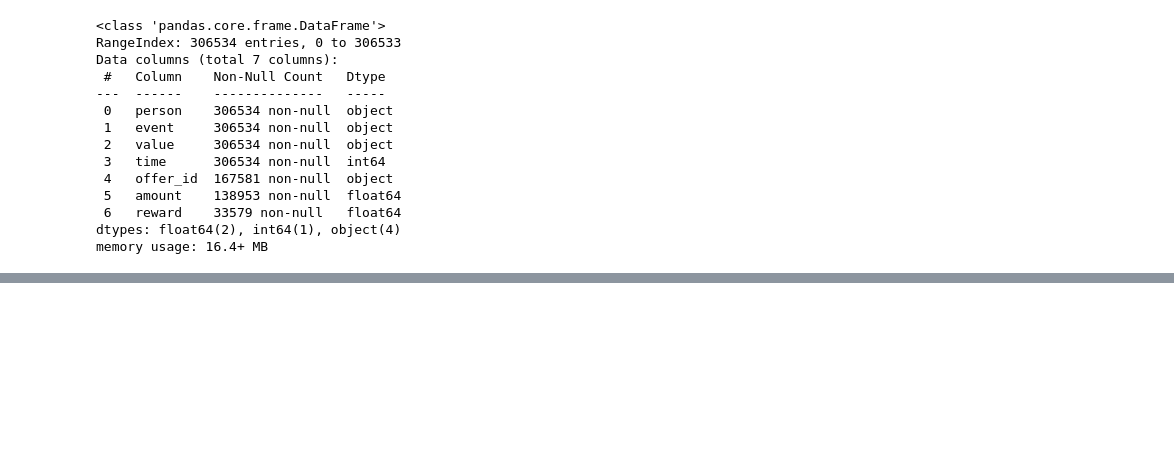
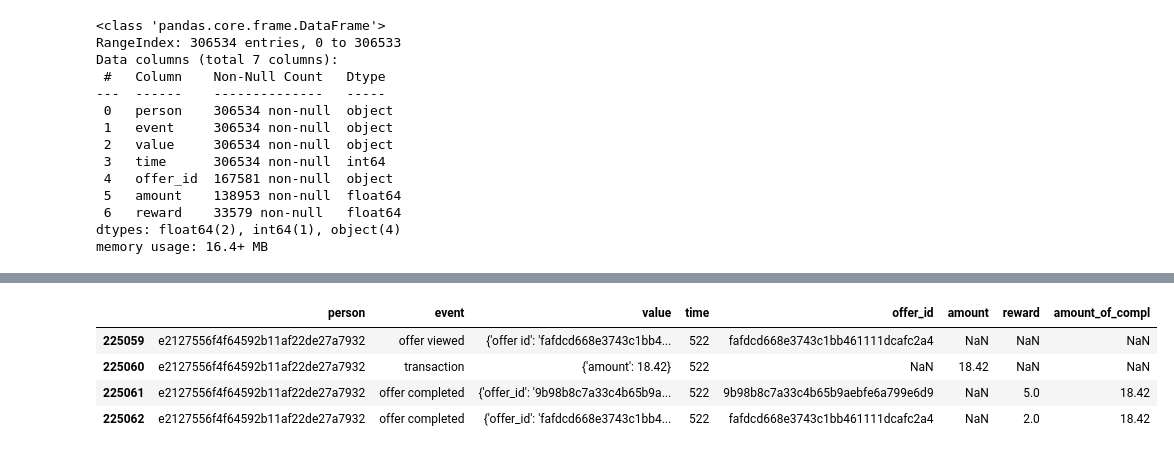
Before and after one commit to Oliver-Balb/Starbucks, a Jupyter notebook: Starbucks_Capstone_notebook.ipynb, the cells around one changed output, grey strips where cells are left out. Saved outputs shown, nothing was run; the diff lists cells and outputs as text; code cells hidden in the pictures; blank space fills up the shorter version.

```diff
--- a/Starbucks_Capstone_notebook.ipynb
+++ b/Starbucks_Capstone_notebook.ipynb
@@ -385,0 +390,8 @@ memory usage: 16.4+ MB
+# %%
+transcript_norm_test[(transcript_norm_test['person'] == 'e2127556f4f64592b11af22de27a7932') & (transcript_norm_test['time'] == 522)]
+# %% [output]
+|  | person | event | value | time | offer_id | amount | reward | amount_of_compl |
+| 225059 | e2127556f4f64592b11af22de27a7932 | offer viewed | {'offer id': 'fafdcd668e3743c1bb4... | 522 | fafdcd668e3743c1bb461111dcafc2a4 | NaN | NaN | NaN |
+| 225060 | e2127556f4f64592b11af22de27a7932 | transaction | {'amount': 18.42} | 522 | NaN | 18.42 | NaN | NaN |
+| 225061 | e2127556f4f64592b11af22de27a7932 | offer completed | {'offer_id': '9b98b8c7a33c4b65b9a... | 522 | 9b98b8c7a33c4b65b9aebfe6a799e6d9 | NaN | 5.0 | 18.42 |
+| 225062 | e2127556f4f64592b11af22de27a7932 | offer completed | {'offer_id': 'fafdcd668e3743c1bb4... | 522 | fafdcd668e3743c1bb461111dcafc2a4 | NaN | 2.0 | 18.42 |
```
Also changed, not shown: parts of 10 cells of this notebook, 4 other files.
